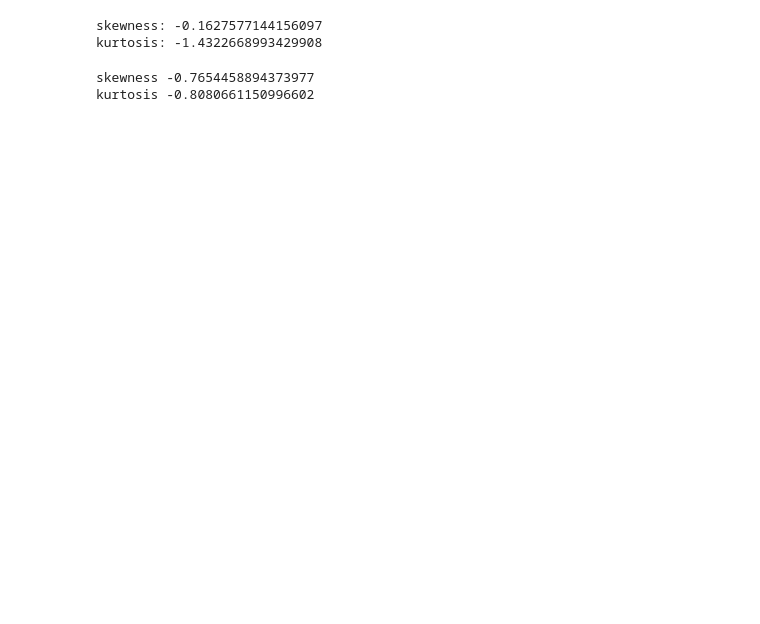
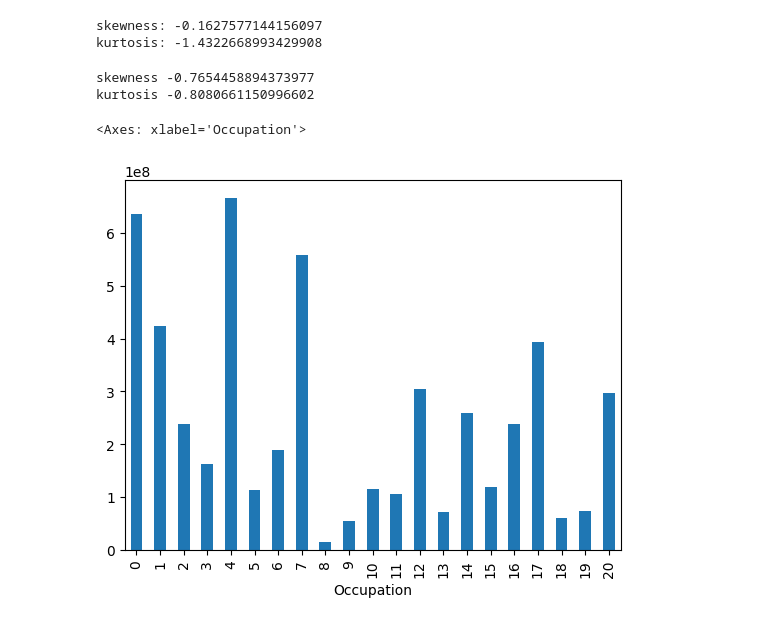
Before and after one commit to leoisqualified/data-analysis-and-ml, a Jupyter notebook: Black_Friday_Sales_EDA.ipynb, the cells around one changed output. Cells and saved outputs as stored; diff of their text form; code cells hidden in the pictures; blank space fills up the shorter version.

```diff
--- a/Black_Friday_Sales_EDA.ipynb
+++ b/Black_Friday_Sales_EDA.ipynb
@@ -71,3 +87,14 @@ print('kurtosis', kurtosis)
 # %% [output]
 skewness -0.7654458894373977
 kurtosis -0.8080661150996602
+# %%
+df['Product_Category_2']=df['Product_Category_2'].astype(float)
+df['Product_Category_2'].fillna(df['Product_Category_2'].median(), inplace=True)
+df['Product_Category_3']=df['Product_Category_3'].astype(float)
+df['Product_Category_3'].fillna(df['Product_Category_3'].median(), inplace=True)
+# %%
+occupation_vs_purchase=df.groupby('Occupation')['Purchase'].sum()
+occupation_vs_purchase.plot(kind='bar')
+# %% [output]
+<Axes: xlabel='Occupation'>
+[figure, added]
```
Also changed, not shown: parts of 2 cells of this notebook.
